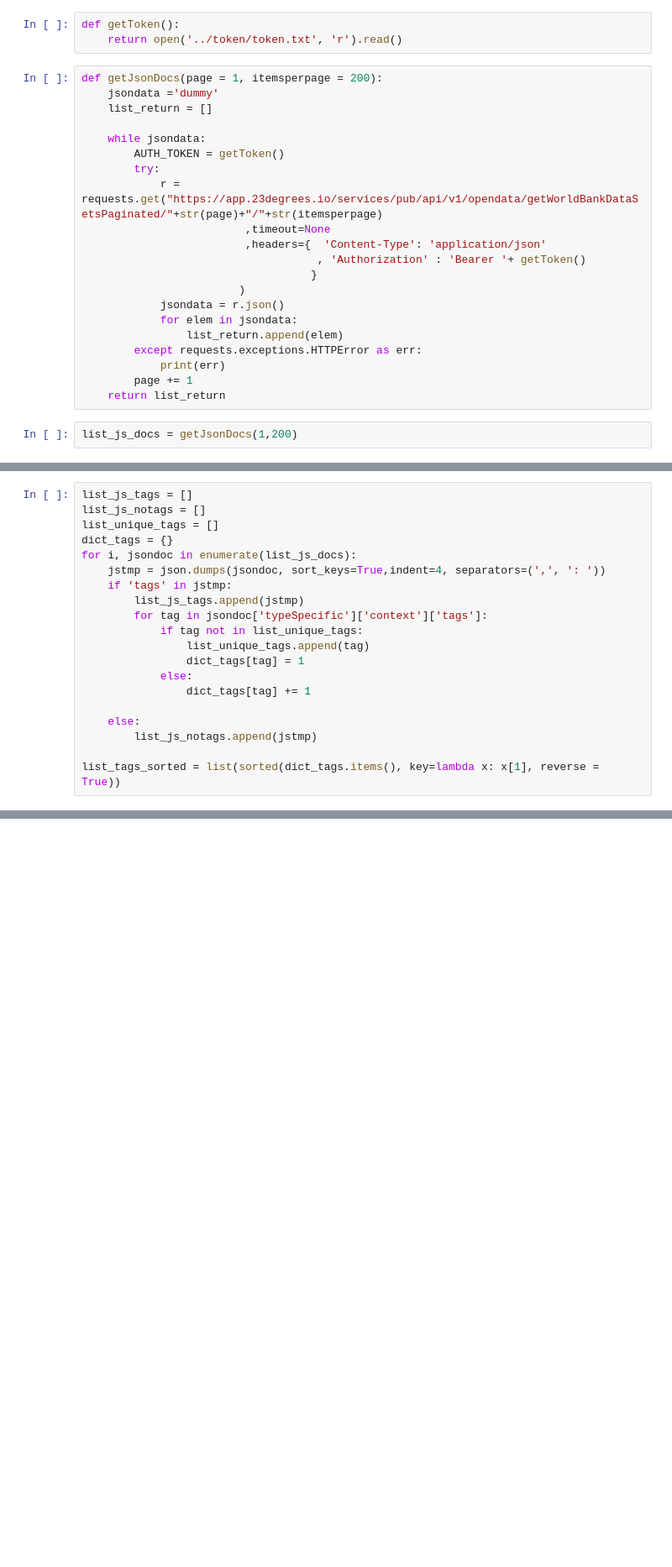
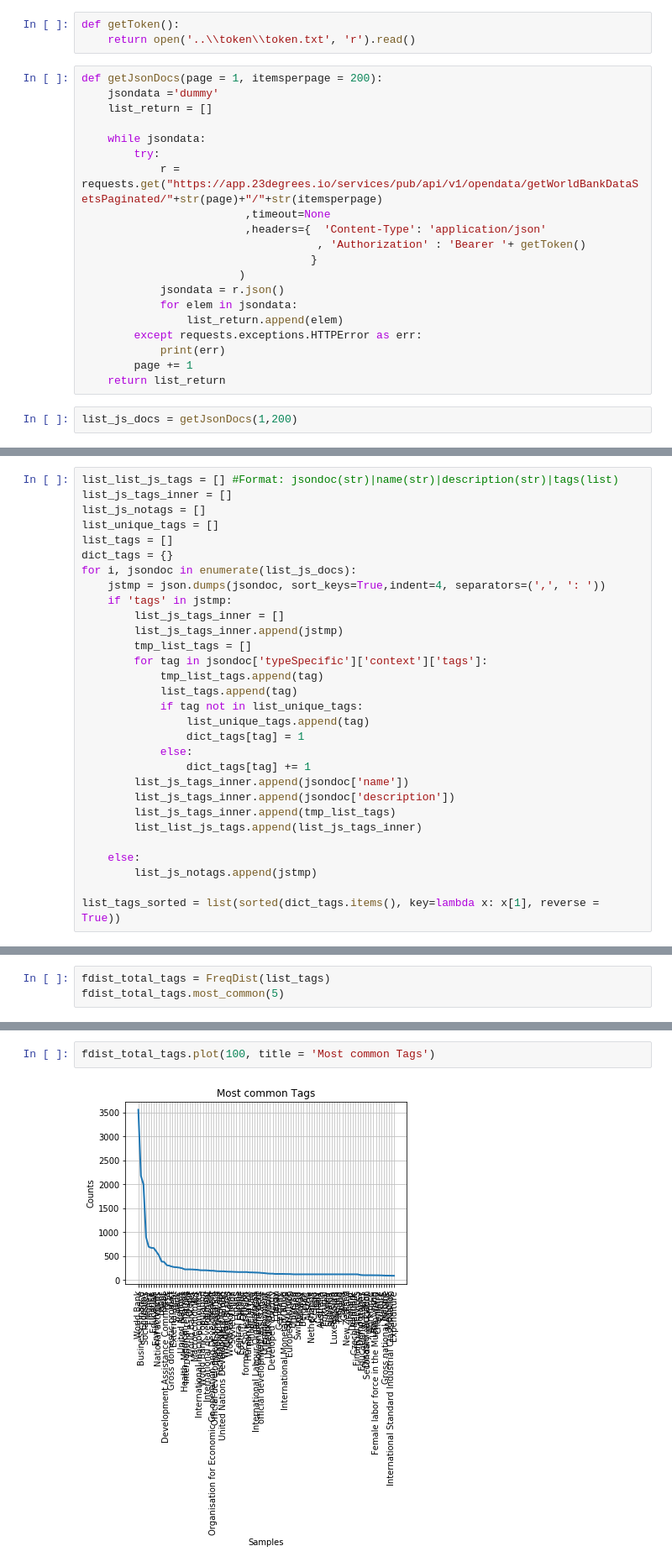
Before and after one commit to mantasbandonis/datasciencelab, a Jupyter notebook: dslab.ipynb, the cells around one changed output, grey strips where cells are left out. Shown at 84% size. Drawn from its saved outputs; the diff is of its cells as text; blank space fills up the shorter version.

```diff
--- a/dslab.ipynb
+++ b/dslab.ipynb
@@ -39,14 +44,13 @@ def writeCsv(listOut, outputFile):
             writer.writerow(element)
 # %%
 def getToken():
-    return open('../token/token.txt', 'r').read()
+    return open('..\\token\\token.txt', 'r').read()
 # %%
 def getJsonDocs(page = 1, itemsperpage = 200):
     jsondata ='dummy'
     list_return = []
 
     while jsondata:
-        AUTH_TOKEN = getToken()
         try:
             r = requests.get("https://app.23degrees.io/services/pub/api/v1/opendata/getWorldBankDataSetsPaginated/"+str(page)+"/"+str(itemsperpage)
                          ,timeout=None
@@ -66,18 +90,28 @@ list_js_docs = getJsonDocs(1,200)
 # %%
-list_js_tags = []
+list_list_js_tags = [] #Format: jsondoc(str)|name(str)|description(str)|tags(list)
+list_js_tags_inner = []
 list_js_notags = []
 list_unique_tags = []
+list_tags = []
 dict_tags = {}
 for i, jsondoc in enumerate(list_js_docs):
     jstmp = json.dumps(jsondoc, sort_keys=True,indent=4, separators=(',', ': '))
     if 'tags' in jstmp:
-        list_js_tags.append(jstmp)
+        list_js_tags_inner = []
+        list_js_tags_inner.append(jstmp)
+        tmp_list_tags = []
         for tag in jsondoc['typeSpecific']['context']['tags']:
+            tmp_list_tags.append(tag)
+            list_tags.append(tag)
             if tag not in list_unique_tags:
                 list_unique_tags.append(tag)
                 dict_tags[tag] = 1
             else:
                 dict_tags[tag] += 1
+        list_js_tags_inner.append(jsondoc['name'])
+        list_js_tags_inner.append(jsondoc['description'])
+        list_js_tags_inner.append(tmp_list_tags)
+        list_list_js_tags.append(list_js_tags_inner)
 
     else:
         list_js_notags.append(jstmp)
@@ -95,0 +138,3 @@ Unique tags:  2848
+# %%
+fdist_total_tags = FreqDist(list_tags)
+fdist_total_tags.most_common(5)
@@ -95,0 +147,4 @@ Unique tags:  2848
+# %%
+fdist_total_tags.plot(100, title = 'Most common Tags')
+# %% [output]
+[figure, added]
```
Also changed, not shown: parts of 8 cells of this notebook.
